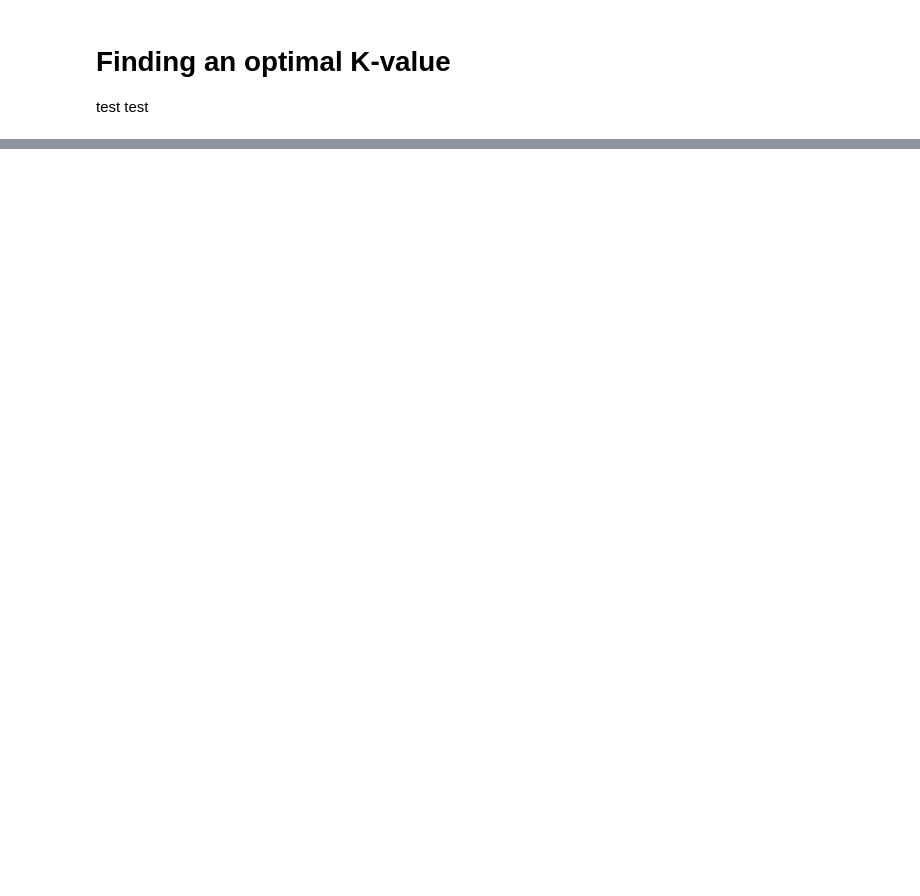
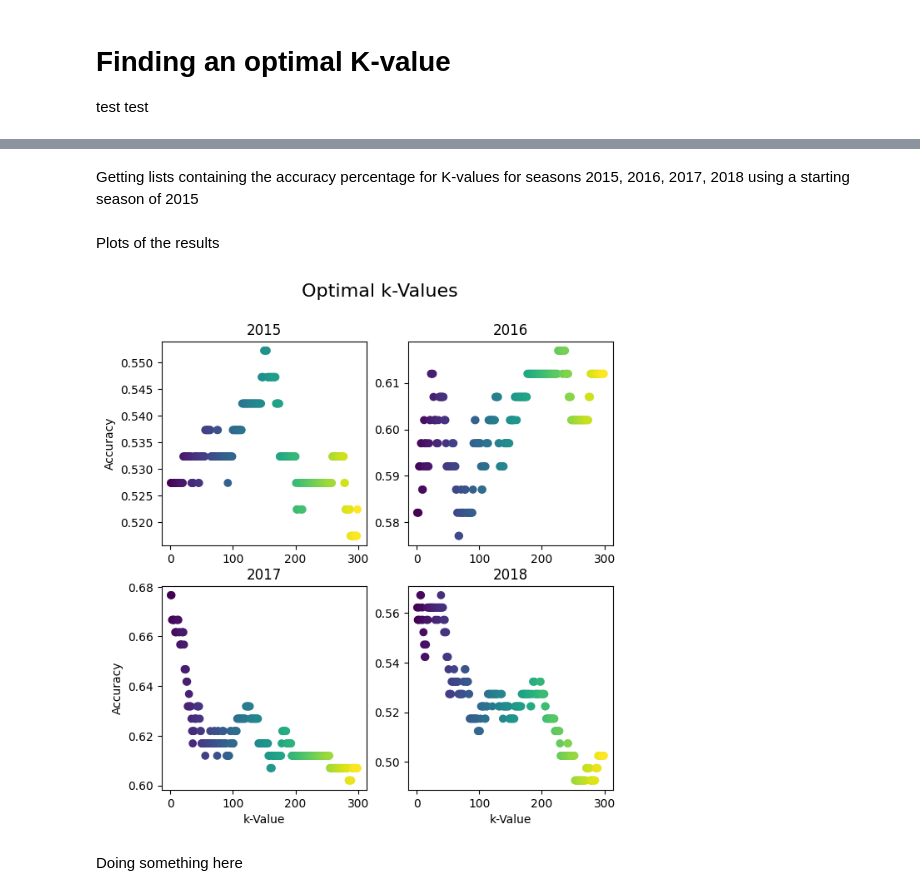
Before and after one commit to CMoore002/ELO_Analysis, a Jupyter notebook: EloAnalysis.ipynb, the cells around one changed output, grey strips where cells are left out. Saved outputs shown, nothing was run; the diff lists cells and outputs as text; code cells hidden in the pictures; blank space fills up the shorter version.

Commit message:
added plots for multiple seasons

```diff
--- a/EloAnalysis.ipynb
+++ b/EloAnalysis.ipynb
@@ -115,0 +106,2 @@ Bulldogs 1030.9616265239536
+# %% [markdown]
+<p> Getting lists containing the accuracy percentage for K-values for seasons 2015, 2016, 2017, 2018 using a starting season of 2015 </p>
@@ -115,0 +133,40 @@ Bulldogs 1030.9616265239536
+# %% [markdown]
+<p> Plots of the results </p>
+# %%
+##Splitting data into x and y coordinate lists
+kValue_2015, accuracy_2015 = splitAxisData(resultsArray_2015)
+kValue_2016, accuracy_2016 = splitAxisData(resultsArray_2016)
+kValue_2017, accuracy_2017 = splitAxisData(resultsArray_2017)
+kValue_2018, accuracy_2018 = splitAxisData(resultsArray_2018)
+
+##Creating figures
+fig, ax = plt.subplots(2,2)
+fig.suptitle("Optimal k-Values", size = 16)
+fig.set_figheight(7)
+fig.set_figwidth(7)
+
+##2015
+ax[0][0].scatter(kValue_2015, accuracy_2015, c=kValue_2015, cmap = 'viridis')
+ax[0][0].set_title('2015')
+ax[0][0].set_ylabel('Accuracy')
+
+##2016
+ax[0][1].scatter(kValue_2016, accuracy_2016, c=kValue_2016, cmap = 'viridis')
+ax[0][1].set_title('2016')
+
+##2017
+ax[1][0].scatter(kValue_2017, accuracy_2017, c=kValue_2017, cmap = 'viridis')
+ax[1][0].set_title('2017')
+ax[1][0].set_xlabel('k-Value')
+ax[1][0].set_ylabel('Accuracy')
+
+##2018
+ax[1][1].scatter(kValue_2018, accuracy_2018, c=kValue_2018, cmap = 'viridis')
+ax[1][1].set_title('2018')
+ax[1][1].set_xlabel('k-Value')
+
+plt.show()
+# %% [output]
+[figure, added]
+# %% [markdown]
+<p>Doing something here</p>
```
Also changed, not shown: parts of 12 cells of this notebook.
